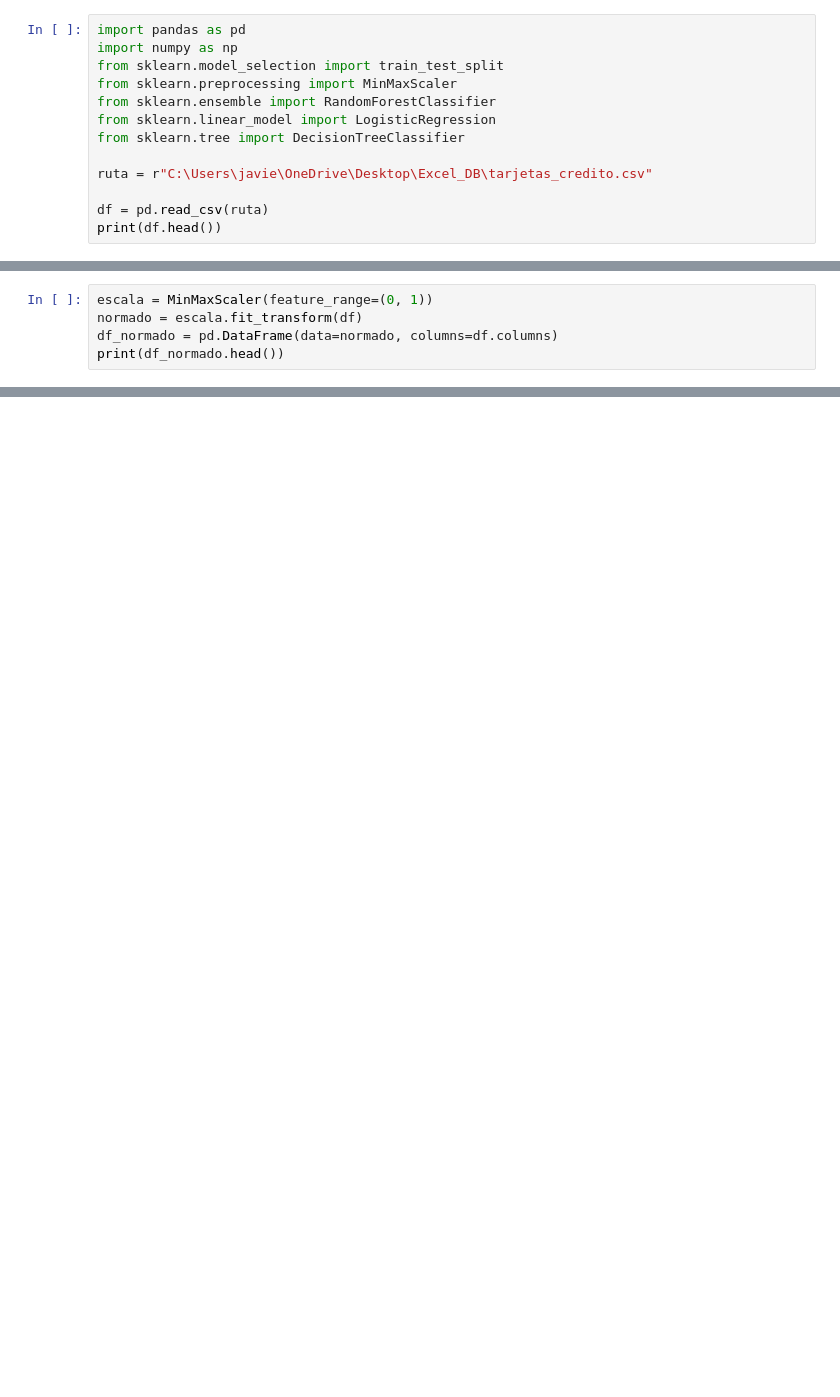
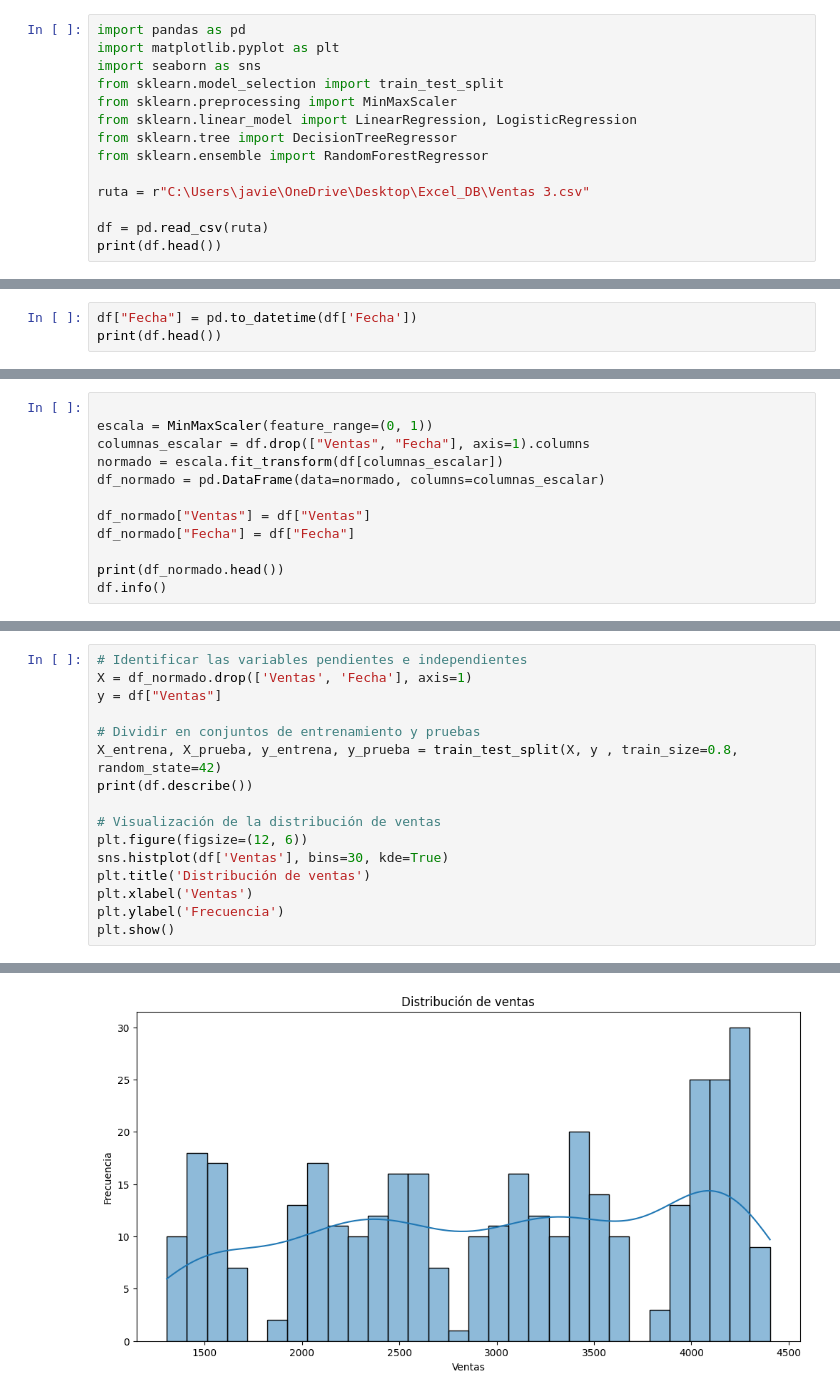
Before and after one commit to XavZol/Machine-Learning, a Jupyter notebook: Machine_Learning_1.ipynb, the cells around one changed output, grey strips where cells are left out. Saved outputs shown, nothing was run; the diff lists cells and outputs as text; blank space fills up the shorter version.

```diff
--- a/Machine_Learning_1.ipynb
+++ b/Machine_Learning_1.ipynb
@@ -1,13 +1,14 @@
 # %%
 import pandas as pd
-import numpy as np
+import matplotlib.pyplot as plt
+import seaborn as sns
 from sklearn.model_selection import train_test_split
 from sklearn.preprocessing import MinMaxScaler
-from sklearn.ensemble import RandomForestClassifier
-from sklearn.linear_model import LogisticRegression
-from sklearn.tree import DecisionTreeClassifier
+from sklearn.linear_model import LinearRegression, LogisticRegression
+from sklearn.tree import DecisionTreeRegressor
+from sklearn.ensemble import RandomForestRegressor
 
-ruta = r"C:\Users\javie\OneDrive\Desktop\Excel_DB\tarjetas_credito.csv"
+ruta = r"C:\Users\javie\OneDrive\Desktop\Excel_DB\Ventas 3.csv"
 
 df = pd.read_csv(ruta)
 print(df.head())
@@ -31,0 +37,3 @@ print(df.head())
+# %%
+df["Fecha"] = pd.to_datetime(df['Fecha'])
+print(df.head())
@@ -32,6 +47,13 @@ print(df.head())
 # %%
+
 escala = MinMaxScaler(feature_range=(0, 1))
-normado = escala.fit_transform(df)
-df_normado = pd.DataFrame(data=normado, columns=df.columns)
+columnas_escalar = df.drop(["Ventas", "Fecha"], axis=1).columns
+normado = escala.fit_transform(df[columnas_escalar])
+df_normado = pd.DataFrame(data=normado, columns=columnas_escalar)
+
+df_normado["Ventas"] = df["Ventas"]
+df_normado["Fecha"] = df["Fecha"]
+
 print(df_normado.head())
+df.info()
 # %% [output]
@@ -60,0 +78,17 @@ forest = RandomForestClassifier()
+# %%
+# Identificar las variables pendientes e independientes
+X = df_normado.drop(['Ventas', 'Fecha'], axis=1)
+y = df["Ventas"]
+
+# Dividir en conjuntos de entrenamiento y pruebas
+X_entrena, X_prueba, y_entrena, y_prueba = train_test_split(X, y , train_size=0.8, random_state=42)
+print(df.describe())
+
+# Visualización de la distribución de ventas
+plt.figure(figsize=(12, 6))
+sns.histplot(df['Ventas'], bins=30, kde=True)
+plt.title('Distribución de ventas')
+plt.xlabel('Ventas')
+plt.ylabel('Frecuencia')
+plt.show()
+# %% [output]
@@ -60,0 +114 @@ forest = RandomForestClassifier()
+[figure, added]
```
Also changed, not shown: parts of 12 cells of this notebook, 1 other file.
